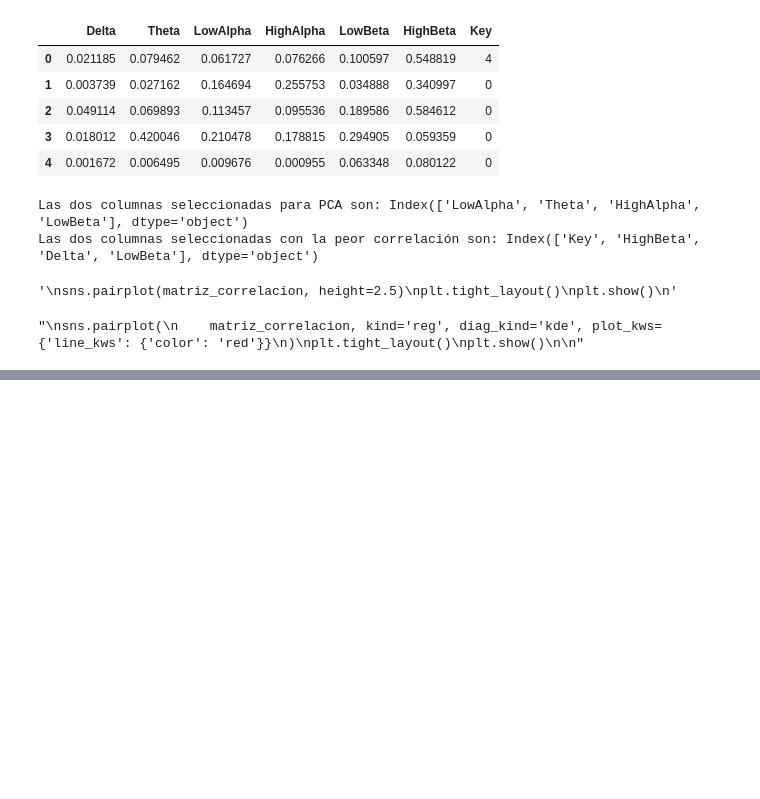
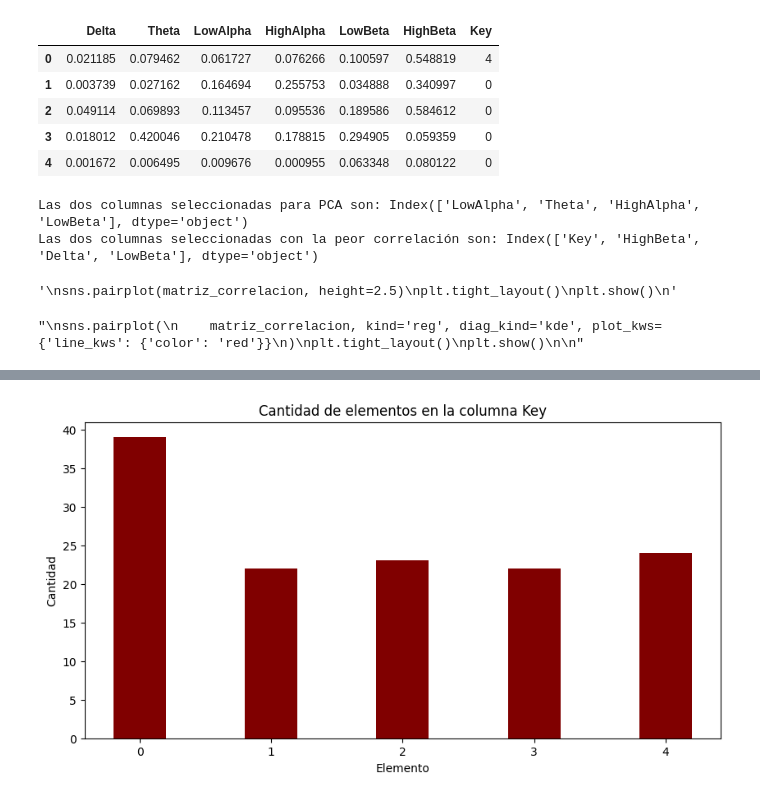
Before and after one commit to jpg1003/AnalisisEEG, a Jupyter notebook: codigo/notebooks/Normalizacion.ipynb, the cells around one changed output, grey strips where cells are left out. Cells and saved outputs as stored; diff of their text form; code cells hidden in the pictures; blank space fills up the shorter version.

```diff
--- a/codigo/notebooks/Normalizacion.ipynb
+++ b/codigo/notebooks/Normalizacion.ipynb
@@ -491,0 +509,34 @@ plt.show()
+# %%
+# sacar los 4 por pantalla
+
+data = experimento_1_minmax
+# creating the dataset
+
+#y = dataframe['Key'].values
+#X = dataframe.drop(columns=['Key']).values
+
+labels1 = {'Left': "04", 'Right': "02" ,'Up': "01", 'Down': "03",'Nothing': "00"}
+
+#labels = set(data['Key'].values)
+values = data['Key'].values
+
+labels = data['Key']. replace(labels1)
+
+
+fig = plt.figure(figsize = (10, 5))
+
+# Calcular la cantidad de cada elemento en la columna Key
+counts = data['Key'].value_counts()
+
+# Crear el barplot
+plt.bar(counts.index, counts.values, color ='maroon', width = 0.4)
+
+# Añadir etiquetas
+plt.xlabel('Elemento')
+plt.ylabel('Cantidad')
+plt.title('Cantidad de elementos en la columna Key')
+
+# Mostrar el gráfico
+plt.show()
+# %% [output]
+[figure, added]
```
Also changed, not shown: parts of 2 cells of this notebook.
